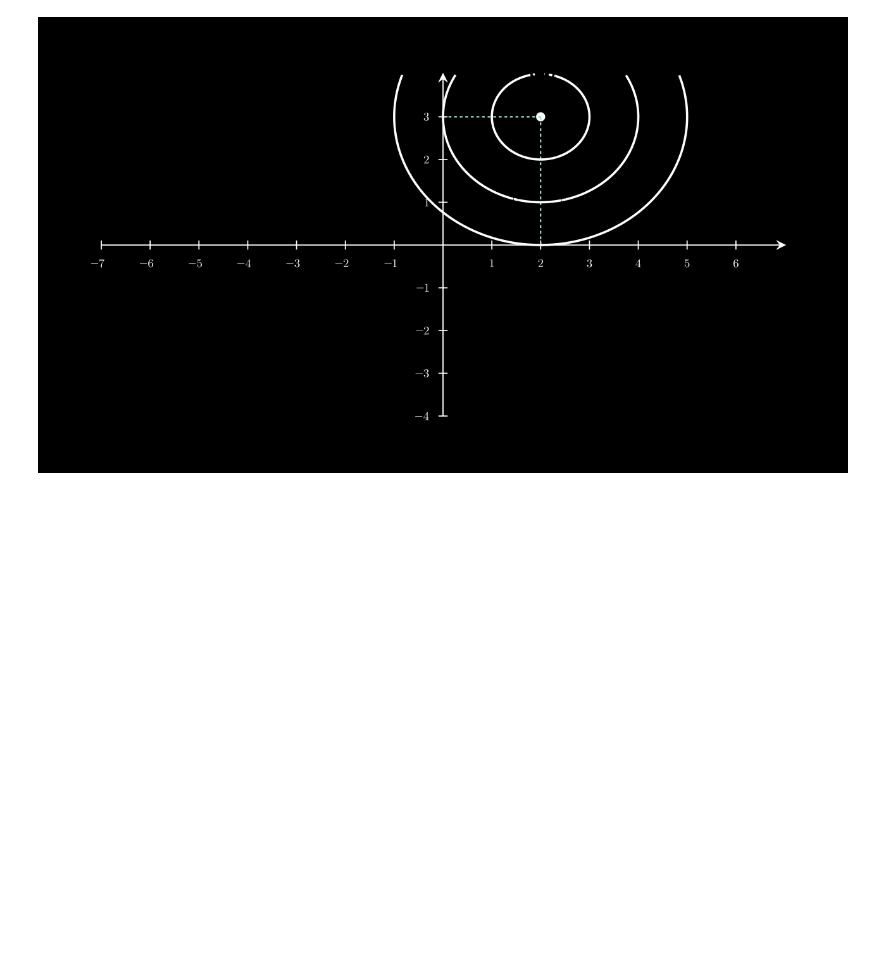
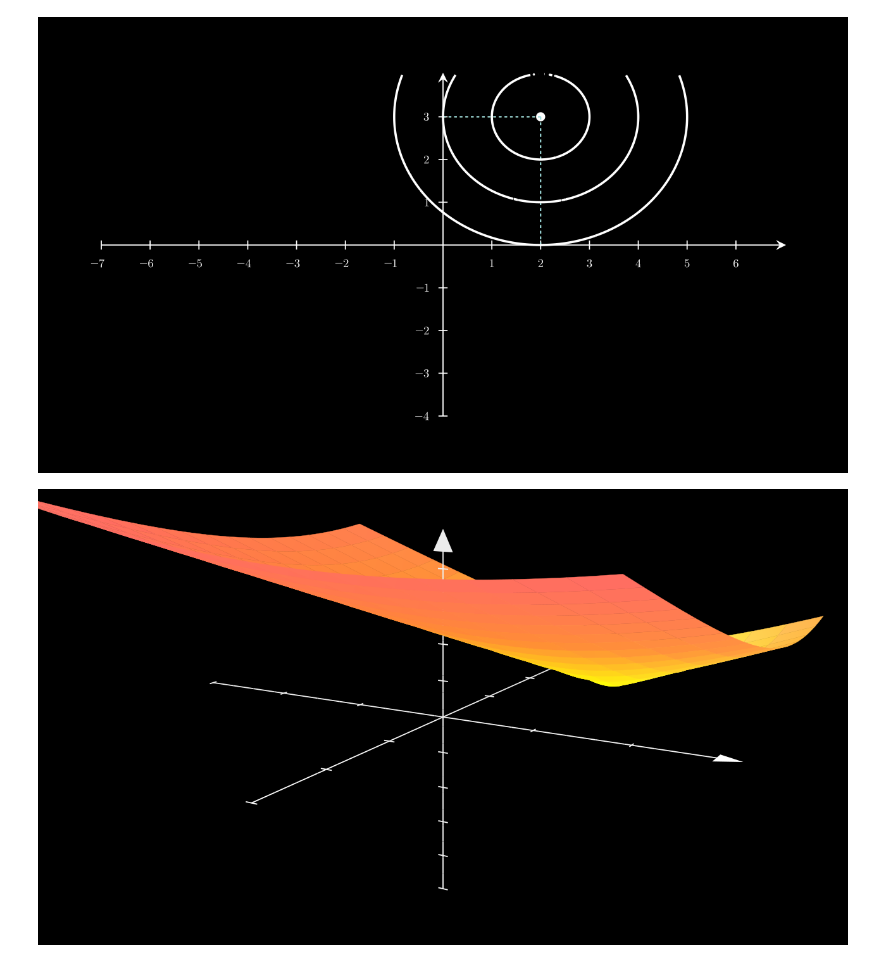
Before and after one commit to dtuleva/Math_Concepts_Visualizations, a Jupyter notebook: distance_animations.ipynb, the cells around one changed output. Cells and saved outputs as stored; diff of their text form; code cells hidden in the pictures; blank space fills up the shorter version.

```diff
--- a/distance_animations.ipynb
+++ b/distance_animations.ipynb
@@ -115,3 +117,27 @@ class PointMoving2(Scene):
             self.add(contour)
 # %% [output]
 [figure]
+# %%
+%%manim -qm PlotSurfaceExample
+
+class PlotSurfaceExample(ThreeDScene):
+    def construct(self):
+        resolution_fa = 16
+        self.set_camera_orientation(phi=75 * DEGREES, theta=-60 * DEGREES)
+        axes = ThreeDAxes(x_range=(-3, 3, 1), y_range=(-3, 3, 1), z_range=(-5, 5, 1))
+        def param_trig(u, v):
+            x = u
+            y = v
+            # z = 2 * np.sin(x) + 2 * np.cos(y)
+            z = distance.minkowski([x, y], [1, 2])
+            return z
+        trig_plane = axes.plot_surface(
+            param_trig,
+            resolution=(resolution_fa, resolution_fa),
+            u_range = (-3, 3),
+            v_range = (-3, 3),
+            colorscale = [BLUE, GREEN, YELLOW, ORANGE, RED],
+            )
+        self.add(axes, trig_plane)
+# %% [output]
+[figure, added]
```
Also changed, not shown: parts of 2 cells of this notebook.
